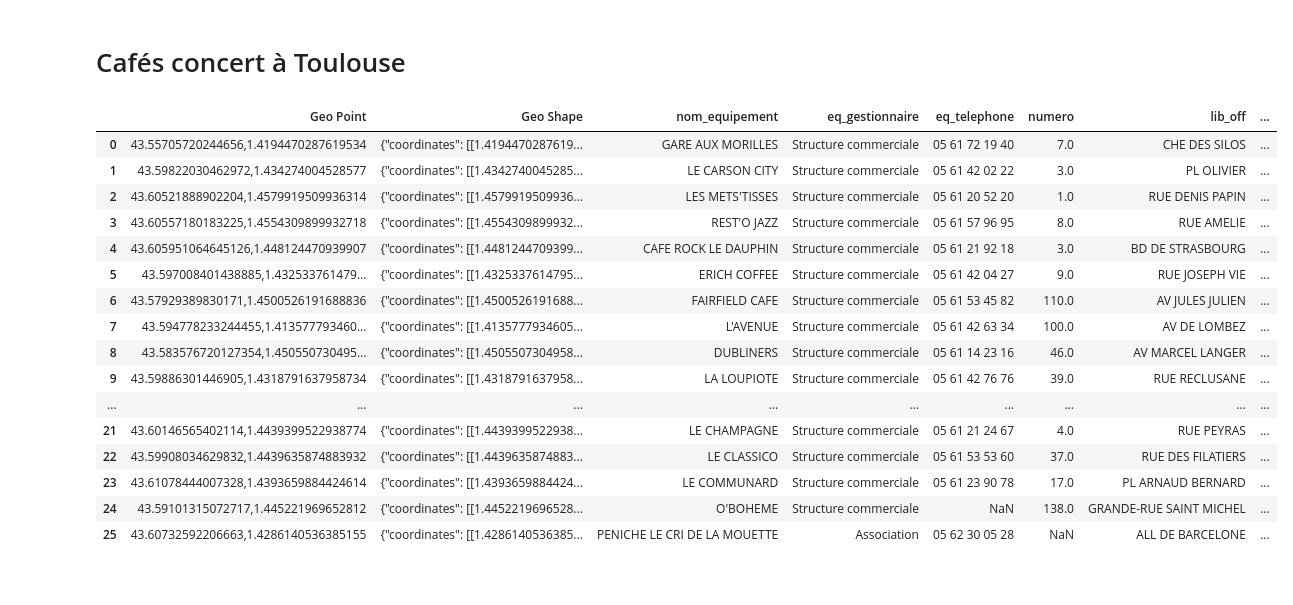
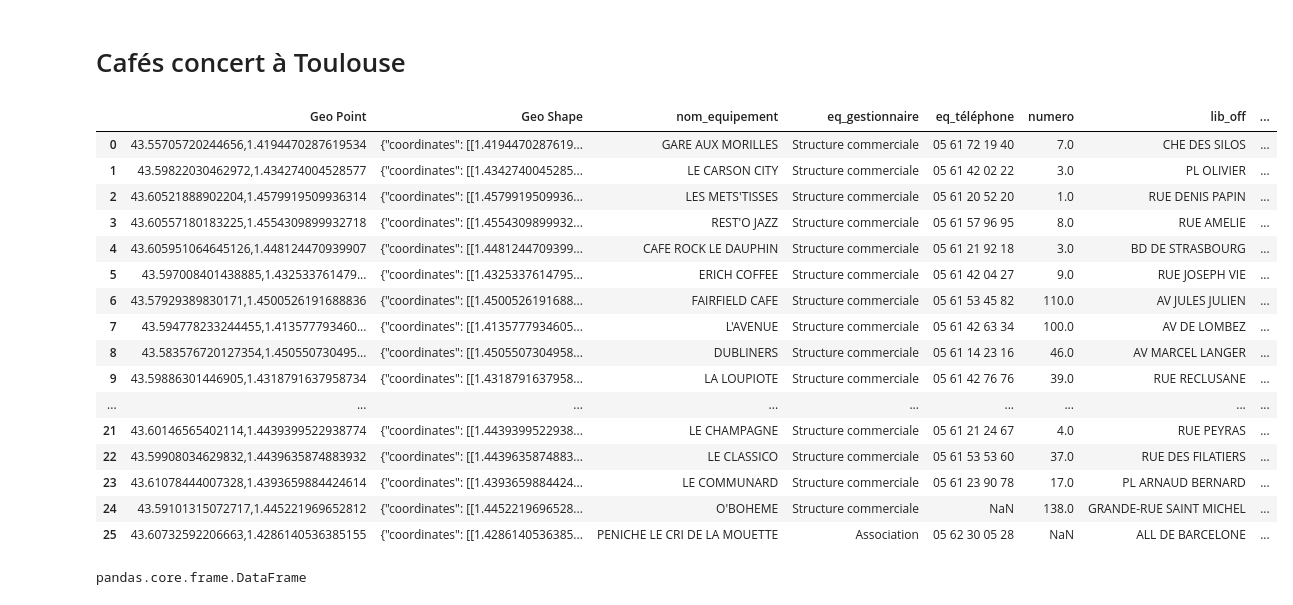
Before and after one commit to matthcol/python202211bases, a Jupyter notebook: cafeConcerts.ipynb, the cells around one changed output. Cells and saved outputs as stored; diff of their text form; code cells hidden in the pictures.

```diff
--- a/cafeConcerts.ipynb
+++ b/cafeConcerts.ipynb
@@ -2,26 +2,30 @@
 # Cafés concert à Toulouse
 # %%
 import pandas as pd
-# %%
-# data downloaded from Toulouse opendata
-# https://data.toulouse-metropole.fr/explore/dataset/cafes-concerts/export/
-coffees = pd.read_csv('data/cafes-concerts.csv', sep=';')
-coffees
-# %% [output]
-|  | Geo Point | Geo Shape | nom_equipement | eq_gestionnaire | eq_telephone | numero | lib_off | ... |
-| 0 | 43.55705720244656,1.4194470287619534 | {"coordinates": [[1.4194470287619... | GARE AUX MORILLES | Structure commerciale | 05 61 72 19 40 | 7.0 | CHE DES SILOS | ... |
-| 1 | 43.59822030462972,1.434274004528577 | {"coordinates": [[1.4342740045285... | LE CARSON CITY | Structure commerciale | 05 61 42 02 22 | 3.0 | PL OLIVIER | ... |
-| 2 | 43.60521888902204,1.4579919509936314 | {"coordinates": [[1.4579919509936... | LES METS'TISSES | Structure commerciale | 05 61 20 52 20 | 1.0 | RUE DENIS PAPIN | ... |
-| 3 | 43.60557180183225,1.4554309899932718 | {"coordinates": [[1.4554309899932... | REST'O JAZZ | Structure commerciale | 05 61 57 96 95 | 8.0 | RUE AMELIE | ... |
-| 4 | 43.605951064645126,1.448124470939907 | {"coordinates": [[1.4481244709399... | CAFE ROCK LE DAUPHIN | Structure commerciale | 05 61 21 92 18 | 3.0 | BD DE STRASBOURG | ... |
-| 5 | 43.597008401438885,1.432533761479... | {"coordinates": [[1.4325337614795... | ERICH COFFEE | Structure commerciale | 05 61 42 04 27 | 9.0 | RUE JOSEPH VIE | ... |
-| 6 | 43.57929389830171,1.4500526191688836 | {"coordinates": [[1.4500526191688... | FAIRFIELD CAFE | Structure commerciale | 05 61 53 45 82 | 110.0 | AV JULES JULIEN | ... |
-| 7 | 43.594778233244455,1.413577793460... | {"coordinates": [[1.4135777934605... | L'AVENUE | Structure commerciale | 05 61 42 63 34 | 100.0 | AV DE LOMBEZ | ... |
-| 8 | 43.583576720127354,1.450550730495... | {"coordinates": [[1.4505507304958... | DUBLINERS | Structure commerciale | 05 61 14 23 16 | 46.0 | AV MARCEL LANGER | ... |
-| 9 | 43.59886301446905,1.4318791637958734 | {"coordinates": [[1.4318791637958... | LA LOUPIOTE | Structure commerciale | 05 61 42 76 76 | 39.0 | RUE RECLUSANE | ... |
-| ... | ... | ... | ... | ... | ... | ... | ... | ... |
-| 21 | 43.60146565402114,1.4439399522938774 | {"coordinates": [[1.4439399522938... | LE CHAMPAGNE | Structure commerciale | 05 61 21 24 67 | 4.0 | RUE PEYRAS | ... |
-| 22 | 43.59908034629832,1.4439635874883932 | {"coordinates": [[1.4439635874883... | LE CLASSICO | Structure commerciale | 05 61 53 53 60 | 37.0 | RUE DES FILATIERS | ... |
-| 23 | 43.61078444007328,1.4393659884424614 | {"coordinates": [[1.4393659884424... | LE COMMUNARD | Structure commerciale | 05 61 23 90 78 | 17.0 | PL ARNAUD BERNARD | ... |
-| 24 | 43.59101315072717,1.445221969652812 | {"coordinates": [[1.4452219696528... | O'BOHEME | Structure commerciale | NaN | 138.0 | GRANDE-RUE SAINT MICHEL | ... |
-| 25 | 43.60732592206663,1.4286140536385155 | {"coordinates": [[1.4286140536385... | PENICHE LE CRI DE LA MOUETTE | Association | 05 62 30 05 28 | NaN | ALL DE BARCELONE | ... |
+# %%
+# data downloaded from Toulouse opendata
+# https://data.toulouse-metropole.fr/explore/dataset/cafes-concerts/export/
+coffees = pd.read_csv('data/cafes-concerts.csv', sep=';', encoding='UTF-8')
+coffees
+# %% [output]
+|  | Geo Point | Geo Shape | nom_equipement | eq_gestionnaire | eq_téléphone | numero | lib_off | ... |
+| 0 | 43.55705720244656,1.4194470287619534 | {"coordinates": [[1.4194470287619... | GARE AUX MORILLES | Structure commerciale | 05 61 72 19 40 | 7.0 | CHE DES SILOS | ... |
+| 1 | 43.59822030462972,1.434274004528577 | {"coordinates": [[1.4342740045285... | LE CARSON CITY | Structure commerciale | 05 61 42 02 22 | 3.0 | PL OLIVIER | ... |
+| 2 | 43.60521888902204,1.4579919509936314 | {"coordinates": [[1.4579919509936... | LES METS'TISSES | Structure commerciale | 05 61 20 52 20 | 1.0 | RUE DENIS PAPIN | ... |
+| 3 | 43.60557180183225,1.4554309899932718 | {"coordinates": [[1.4554309899932... | REST'O JAZZ | Structure commerciale | 05 61 57 96 95 | 8.0 | RUE AMELIE | ... |
+| 4 | 43.605951064645126,1.448124470939907 | {"coordinates": [[1.4481244709399... | CAFE ROCK LE DAUPHIN | Structure commerciale | 05 61 21 92 18 | 3.0 | BD DE STRASBOURG | ... |
+| 5 | 43.597008401438885,1.432533761479... | {"coordinates": [[1.4325337614795... | ERICH COFFEE | Structure commerciale | 05 61 42 04 27 | 9.0 | RUE JOSEPH VIE | ... |
+| 6 | 43.57929389830171,1.4500526191688836 | {"coordinates": [[1.4500526191688... | FAIRFIELD CAFE | Structure commerciale | 05 61 53 45 82 | 110.0 | AV JULES JULIEN | ... |
+| 7 | 43.594778233244455,1.413577793460... | {"coordinates": [[1.4135777934605... | L'AVENUE | Structure commerciale | 05 61 42 63 34 | 100.0 | AV DE LOMBEZ | ... |
+| 8 | 43.583576720127354,1.450550730495... | {"coordinates": [[1.4505507304958... | DUBLINERS | Structure commerciale | 05 61 14 23 16 | 46.0 | AV MARCEL LANGER | ... |
+| 9 | 43.59886301446905,1.4318791637958734 | {"coordinates": [[1.4318791637958... | LA LOUPIOTE | Structure commerciale | 05 61 42 76 76 | 39.0 | RUE RECLUSANE | ... |
+| ... | ... | ... | ... | ... | ... | ... | ... | ... |
+| 21 | 43.60146565402114,1.4439399522938774 | {"coordinates": [[1.4439399522938... | LE CHAMPAGNE | Structure commerciale | 05 61 21 24 67 | 4.0 | RUE PEYRAS | ... |
+| 22 | 43.59908034629832,1.4439635874883932 | {"coordinates": [[1.4439635874883... | LE CLASSICO | Structure commerciale | 05 61 53 53 60 | 37.0 | RUE DES FILATIERS | ... |
+| 23 | 43.61078444007328,1.4393659884424614 | {"coordinates": [[1.4393659884424... | LE COMMUNARD | Structure commerciale | 05 61 23 90 78 | 17.0 | PL ARNAUD BERNARD | ... |
+| 24 | 43.59101315072717,1.445221969652812 | {"coordinates": [[1.4452219696528... | O'BOHEME | Structure commerciale | NaN | 138.0 | GRANDE-RUE SAINT MICHEL | ... |
+| 25 | 43.60732592206663,1.4286140536385155 | {"coordinates": [[1.4286140536385... | PENICHE LE CRI DE LA MOUETTE | Association | 05 62 30 05 28 | NaN | ALL DE BARCELONE | ... |
+# %%
+type(coffees)
+# %% [output]
+pandas.core.frame.DataFrame
```
Also changed, not shown: parts of 22 cells of this notebook, 2 other files.
